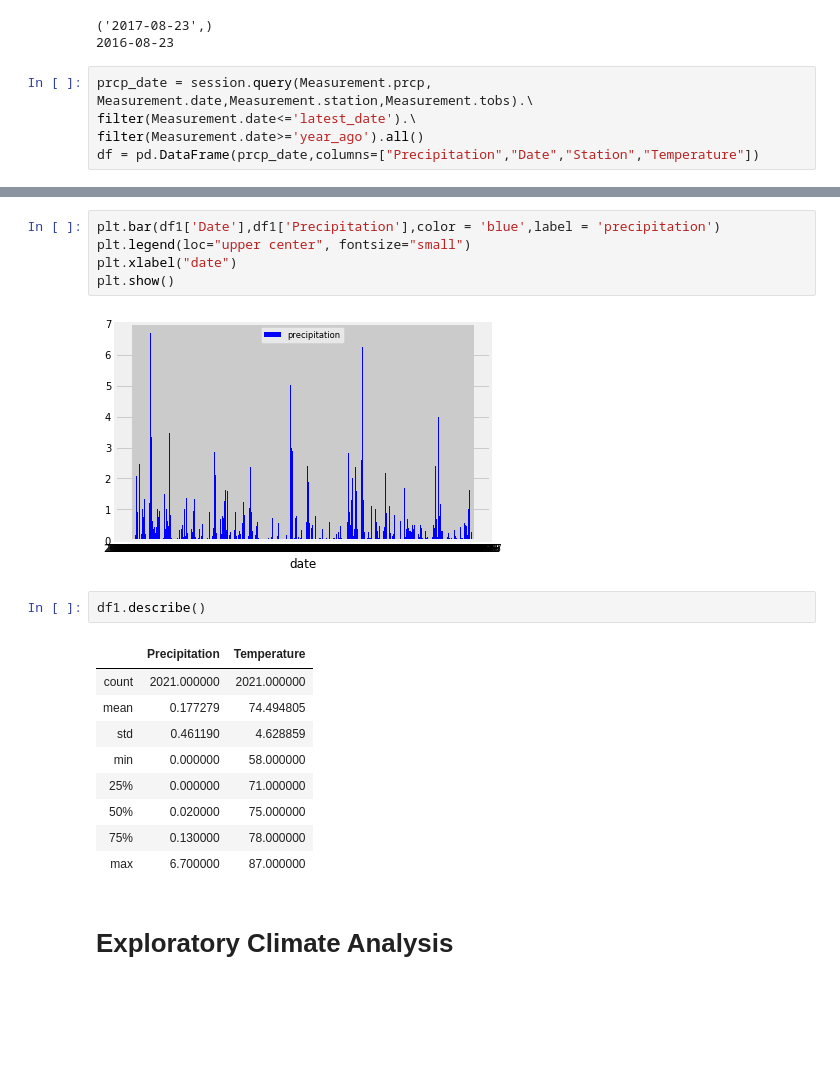
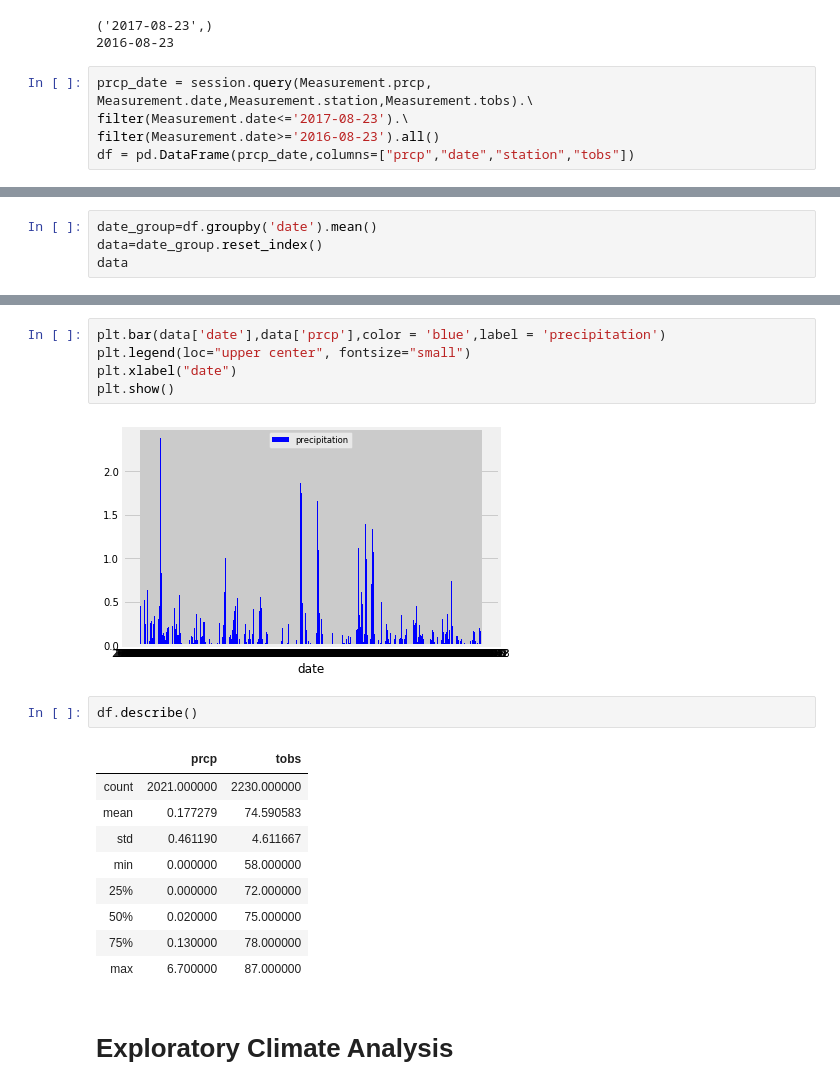
Before and after one commit to whysoq520/sqlalchemy-challenge, a Jupyter notebook: climate_starter.ipynb, the cells around one changed output, grey strips where cells are left out. Cells and saved outputs as stored; diff of their text form; blank space fills up the shorter version.

```diff
--- a/climate_starter.ipynb
+++ b/climate_starter.ipynb
@@ -67,7 +67,7 @@ print(year_ago)
 2016-08-23
 # %%
 prcp_date = session.query(Measurement.prcp, Measurement.date,Measurement.station,Measurement.tobs).\
-filter(Measurement.date<='latest_date').\
-filter(Measurement.date>='year_ago').all()
-df = pd.DataFrame(prcp_date,columns=["Precipitation","Date","Station","Temperature"])
+filter(Measurement.date<='2017-08-23').\
+filter(Measurement.date>='2016-08-23').all()
+df = pd.DataFrame(prcp_date,columns=["prcp","date","station","tobs"])
 # %%
@@ -95,0 +83,4 @@ df1
+# %%
+date_group=df.groupby('date').mean()
+data=date_group.reset_index()
+data
@@ -96,19 +101,19 @@ df1
 # %%
-plt.bar(df1['Date'],df1['Precipitation'],color = 'blue',label = 'precipitation')
+plt.bar(data['date'],data['prcp'],color = 'blue',label = 'precipitation')
 plt.legend(loc="upper center", fontsize="small")
 plt.xlabel("date")
 plt.show()
 # %% [output]
-[figure, old version]
+[figure, new version]
 # %%
-df1.describe()
+df.describe()
 # %% [output]
-|  | Precipitation | Temperature |
-| count | 2021.000000 | 2021.000000 |
-| mean | 0.177279 | 74.494805 |
-| std | 0.461190 | 4.628859 |
+|  | prcp | tobs |
+| count | 2021.000000 | 2230.000000 |
+| mean | 0.177279 | 74.590583 |
+| std | 0.461190 | 4.611667 |
 | min | 0.000000 | 58.000000 |
-| 25% | 0.000000 | 71.000000 |
+| 25% | 0.000000 | 72.000000 |
 | 50% | 0.020000 | 75.000000 |
 | 75% | 0.130000 | 78.000000 |
 | max | 6.700000 | 87.000000 |
```
Also changed, not shown: parts of 13 cells of this notebook.
